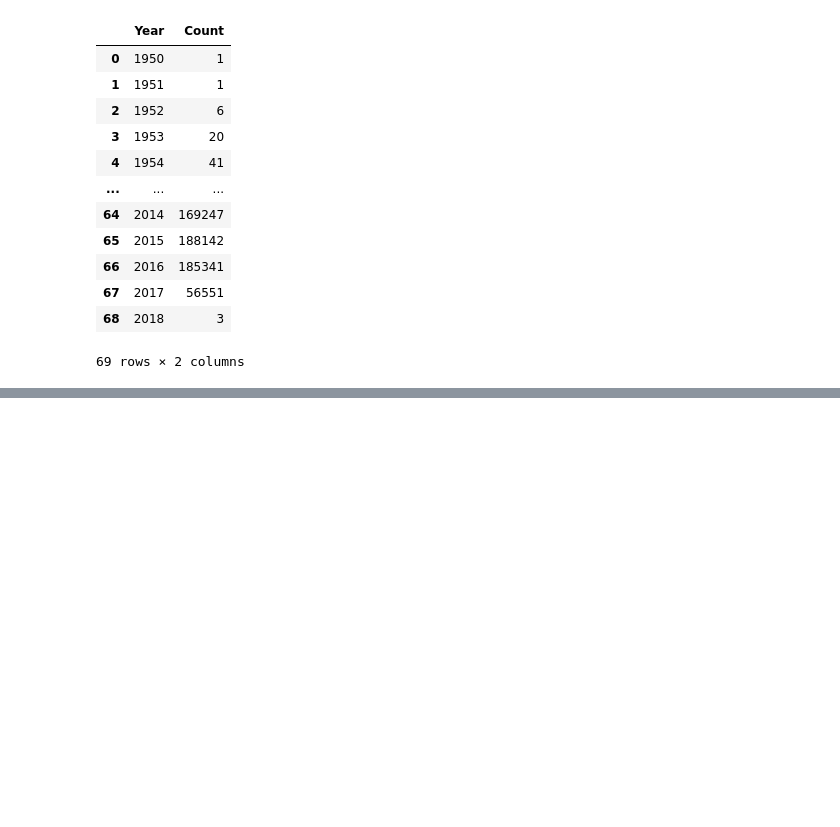
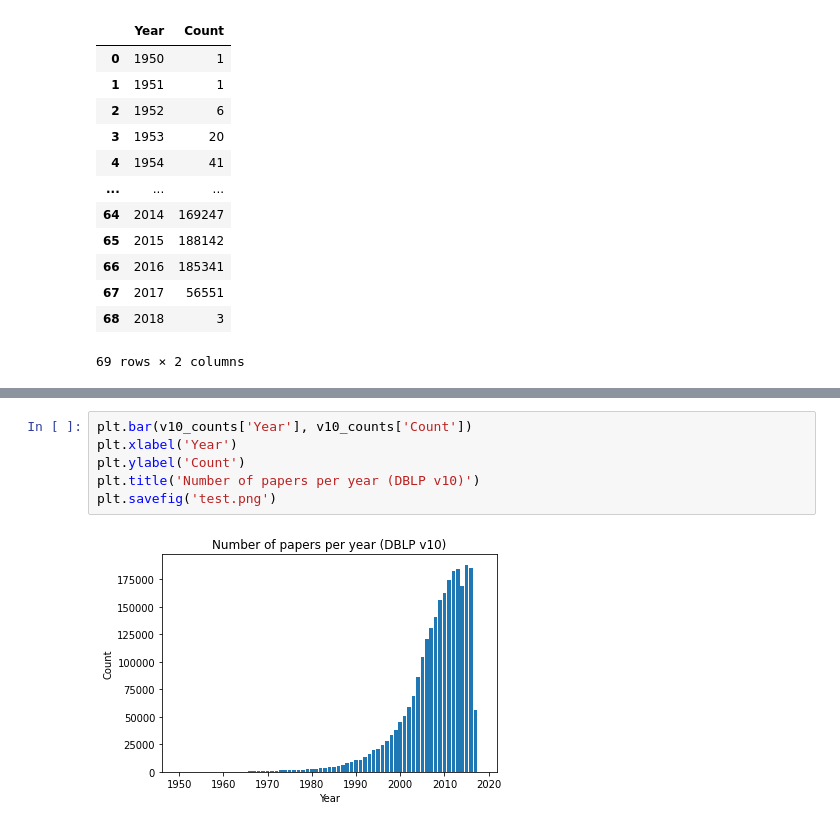
Before and after one commit to jamesjaeyu/autophrase_over_time, a Jupyter notebook: notebooks/collection_and_EDA_James.ipynb, the cells around one changed output, grey strips where cells are left out. Drawn from its saved outputs; the diff is of its cells as text; blank space fills up the shorter version.

```diff
--- a/notebooks/collection_and_EDA_James.ipynb
+++ b/notebooks/collection_and_EDA_James.ipynb
@@ -295,2 +296,10 @@ alt.Chart(v10_counts, title='# of papers per year').mark_bar().encode(x='Year',
 # %% [output]
 [interactive output not drawn]
+# %%
+plt.bar(v10_counts['Year'], v10_counts['Count'])
+plt.xlabel('Year')
+plt.ylabel('Count')
+plt.title('Number of papers per year (DBLP v10)')
+plt.savefig('test.png')
+# %% [output]
+[figure, added]
```
Also changed, not shown: parts of 2 cells of this notebook, 4 other files.
